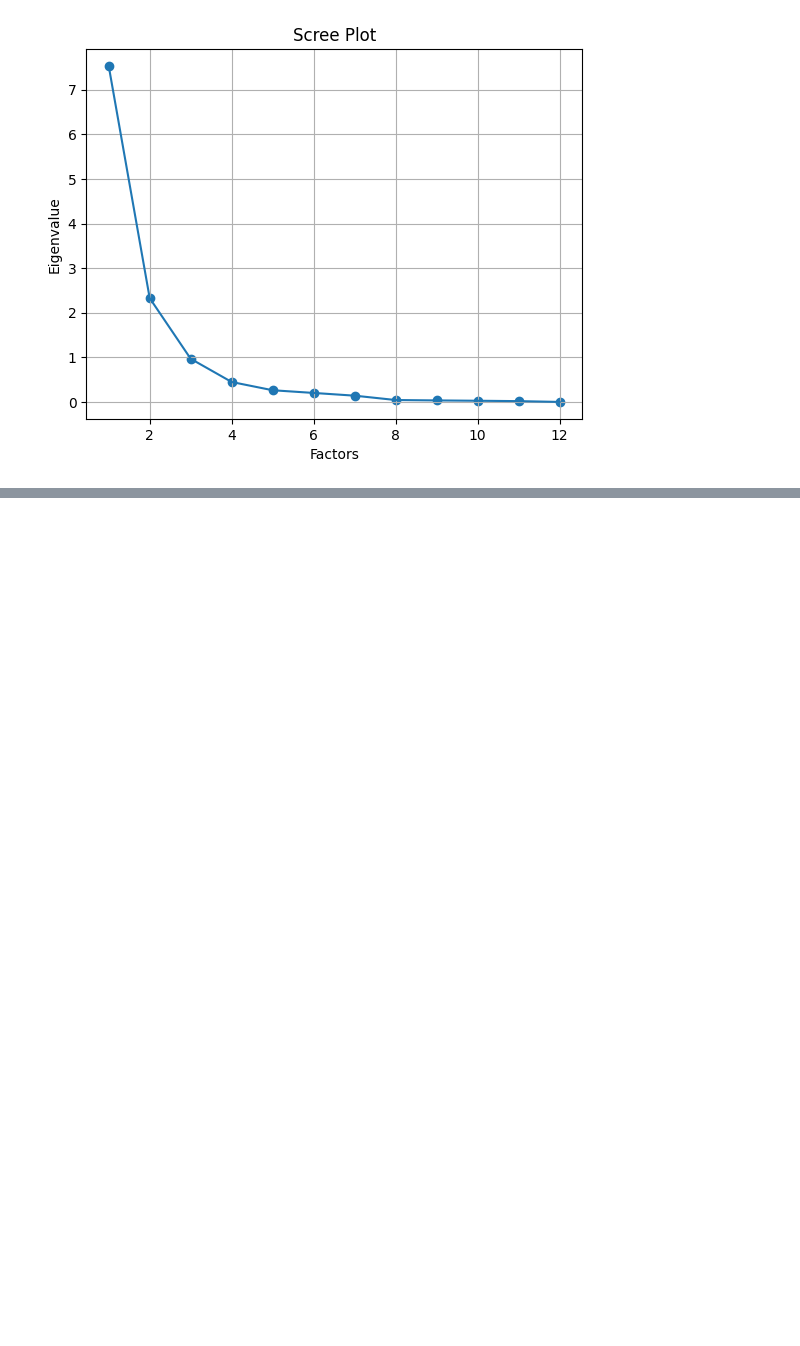
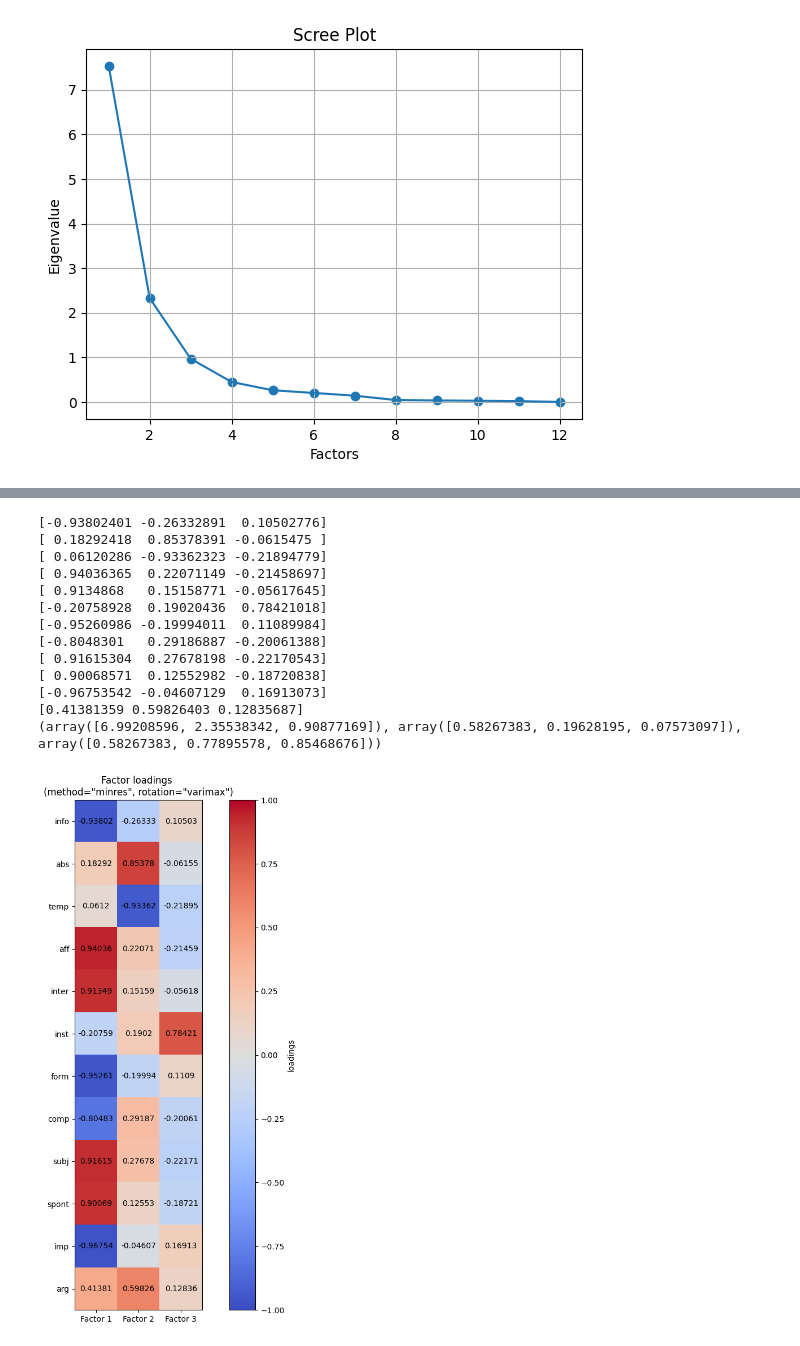
Before and after one commit to kristiinavaik/limesurvey_data, a Jupyter notebook: eesti_analyys/factor_analysis.ipynb, the cells around one changed output, grey strips where cells are left out. Cells and saved outputs as stored; diff of their text form; code cells hidden in the pictures; blank space fills up the shorter version.

```diff
--- a/eesti_analyys/factor_analysis.ipynb
+++ b/eesti_analyys/factor_analysis.ipynb
@@ -308,7 +188,7 @@ plt.show()
 # %% [markdown]
 ### FactorAnalayzer https://factor-analyzer.readthedocs.io/en/latest/
 # %%
-fa = FactorAnalyzer(12, rotation="varimax")
+fa = FactorAnalyzer(12, rotation="varimax", method='ml')
 fa.fit(dim_corr_data)
 # Check Eigenvalues
 ev, v = fa.get_eigenvalues()
@@ -321,7 +201,8 @@ plt.title('Scree Plot')
 plt.xlabel('Factors')
 plt.ylabel('Eigenvalue')
 plt.grid()
-plt.show()
+# plt.show()
+plt.savefig('f_screeplot.png')
 # %% [output]
 [7.53464075e+00 2.32763776e+00 9.67469443e-01 4.46748993e-01
  2.61848759e-01 2.01316633e-01 1.40179978e-01 4.25756940e-02
@@ -364,0 +244,55 @@ plt.show()
+# %%
+fa = FactorAnalyzer(3, rotation="varimax", method="minres")
+
+fig, ax = plt.subplots(ncols=1, figsize=(10, 10), sharex=True, sharey=True)
+
+
+fa = fa.fit(dim_corr_data)
+factor_matrix = fa.loadings_
+factor_variance = fa.get_factor_variance()
+communalities = fa.get_communalities()
+
+for loading in factor_matrix:
+    print(loading)
+
+print(factor_variance)
+
+
+#  Plot the data as a heat map
+im = ax.imshow(factor_matrix, cmap="coolwarm", vmax=1, vmin=-1)
+#  and add the corresponding value to the center of each cell
+for (i,j), z in np.ndenumerate(factor_matrix):
+    ax.text(j, i, str(z.round(5)), ha="center", va="center")
+#  matplotlib <- metadata of the plot
+ax.set_yticks(np.arange(len(dim_corr_data.columns)))
+if ax.get_subplotspec().is_first_col():
+    ax.set_yticklabels(dim_corr_data.columns)
+else:
+    ax.set_yticklabels([])
+ax.set_title(f'Factor loadings \n(method="minres", rotation="varimax")')
+ax.set_xticks([0, 1, 2])
+ax.set_xticklabels(["Factor 1", "Factor 2", "Factor 3"])
+
+cb = fig.colorbar(im, ax=ax, location='right', label="loadings")
+plt.tight_layout()
+
+#  and add a colorbar
+
+
+plt.savefig('plotted_FA-3f.png')
+plt.show()
+# %% [output]
+[-0.93802401 -0.26332891  0.10502776]
+[ 0.18292418  0.85378391 -0.0615475 ]
+[ 0.06120286 -0.93362323 -0.21894779]
+[ 0.94036365  0.22071149 -0.21458697]
+[ 0.9134868   0.15158771 -0.05617645]
+[-0.20758928  0.19020436  0.78421018]
+[-0.95260986 -0.19994011  0.11089984]
+[-0.8048301   0.29186887 -0.20061388]
+[ 0.91615304  0.27678198 -0.22170543]
+[ 0.90068571  0.12552982 -0.18720838]
+[-0.96753542 -0.04607129  0.16913073]
+[0.41381359 0.59826403 0.12835687]
+(array([6.99208596, 2.35538342, 0.90877169]), array([0.58267383, 0.19628195, 0.07573097]), array([0.58267383, 0.77895578, 0.85468676]))
+[figure, added]
```
Also changed, not shown: parts of 15 cells of this notebook, 2 other files.
